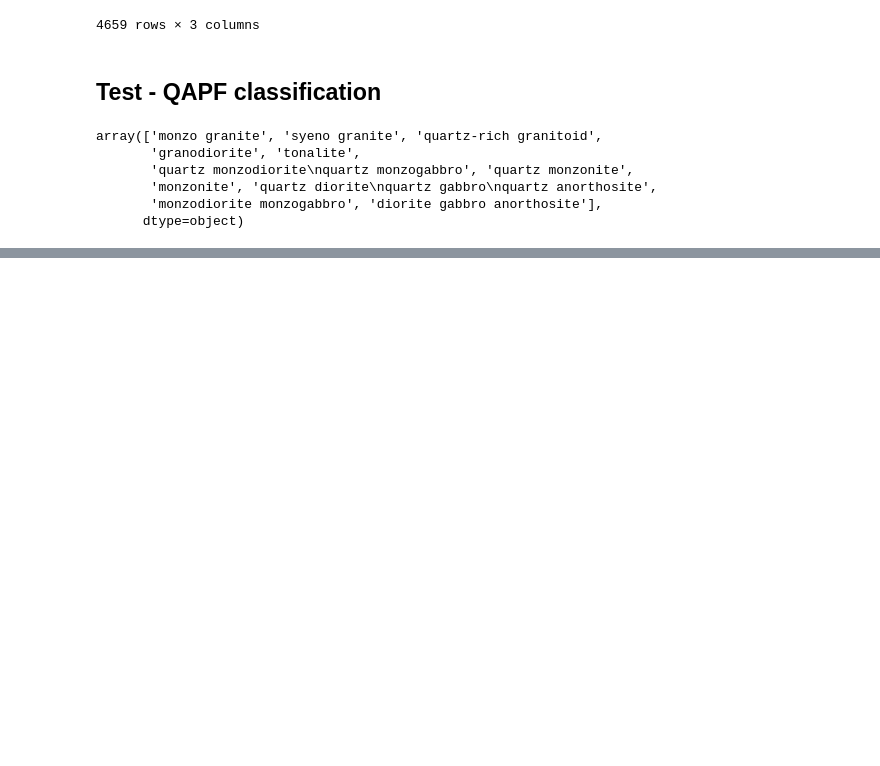
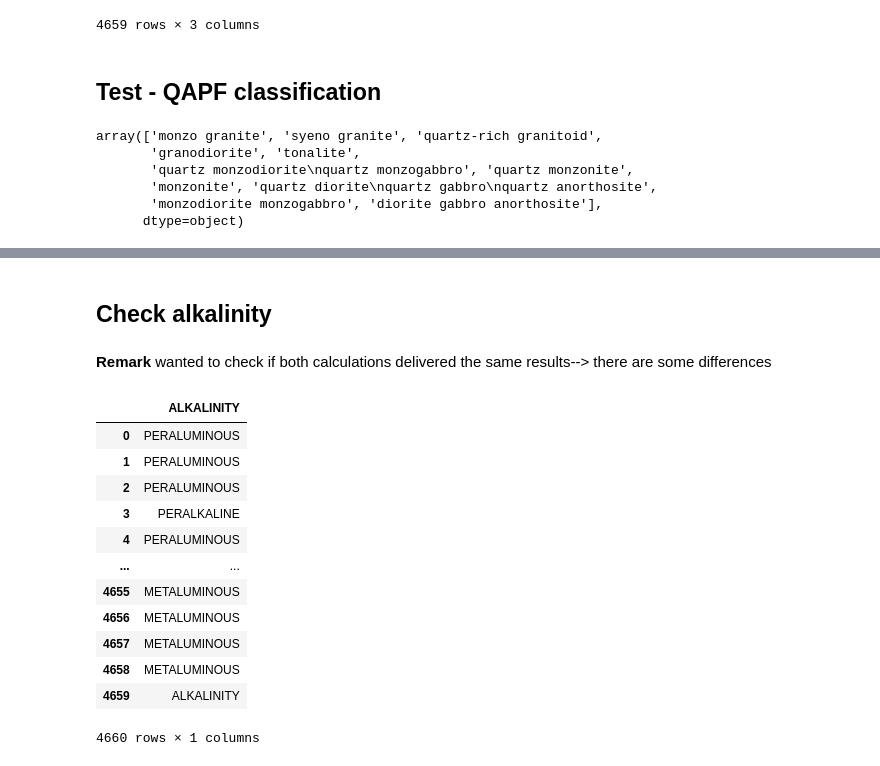
Before and after one commit to Complexio/Vistelius_1995_OCR, a Jupyter notebook: _ANALYSIS/CIPW.ipynb, the cells around one changed output, grey strips where cells are left out. Saved outputs shown, nothing was run; the diff lists cells and outputs as text; code cells hidden in the pictures; blank space fills up the shorter version.

```diff
--- a/_ANALYSIS/CIPW.ipynb
+++ b/_ANALYSIS/CIPW.ipynb
@@ -247,0 +234,23 @@ fig.show()
+# %% [markdown]
+## Check alkalinity
+# %% [markdown]
+**Remark**
+wanted to check if both calculations delivered the same results--> there are some differences
+# %%
+check_alkalinity = pd.read_excel("../_CIPW/test_excel.xlsx", index=1, usecols=[20])
+# %%
+check_alkalinity
+# %% [output]
+|  | ALKALINITY |
+| 0 | PERALUMINOUS |
+| 1 | PERALUMINOUS |
+| 2 | PERALUMINOUS |
+| 3 | PERALKALINE |
+| 4 | PERALUMINOUS |
+| ... | ... |
+| 4655 | METALUMINOUS |
+| 4656 | METALUMINOUS |
+| 4657 | METALUMINOUS |
+| 4658 | METALUMINOUS |
+| 4659 | ALKALINITY |
+4660 rows × 1 columns
```
Also changed, not shown: parts of 21 cells of this notebook, 17 other files.
